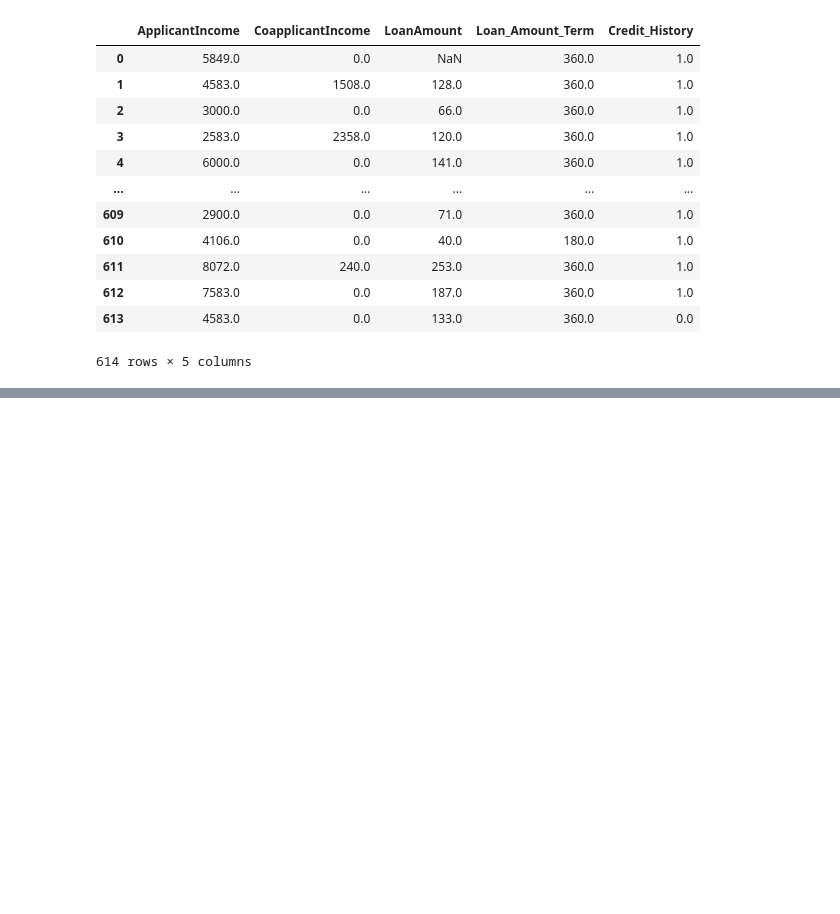
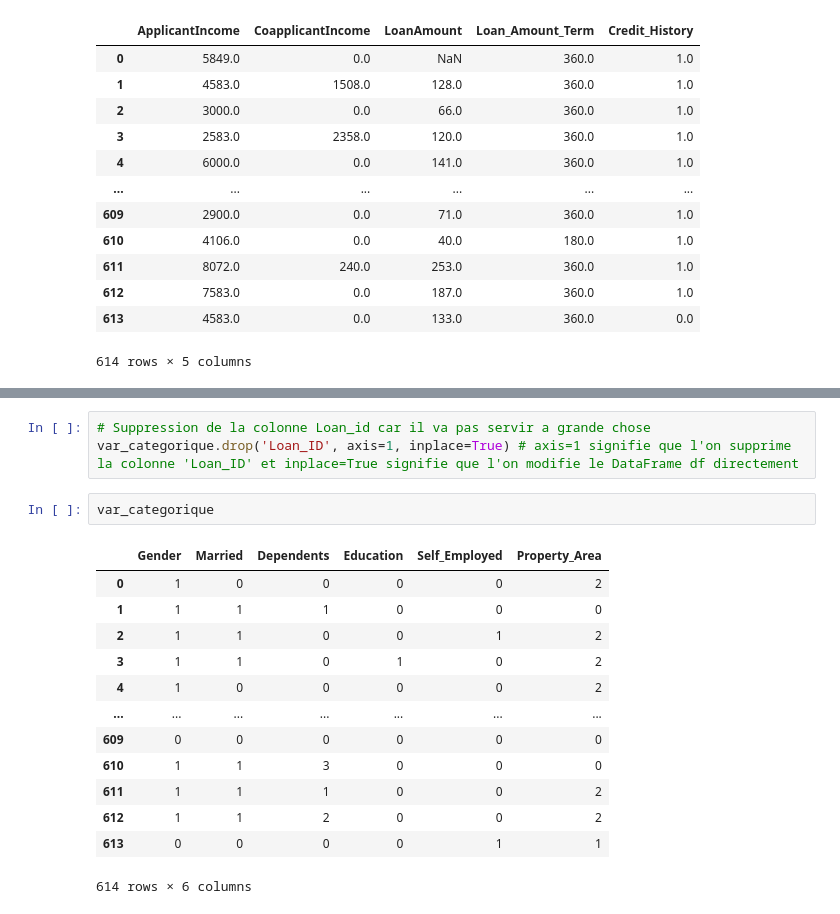
Before and after one commit to Mohamed-236/DataScienceBankProject, a Jupyter notebook: YoutubeBankProject.ipynb, the cells around one changed output, grey strips where cells are left out. Drawn from its saved outputs; the diff is of its cells as text; blank space fills up the shorter version.

```diff
--- a/YoutubeBankProject.ipynb
+++ b/YoutubeBankProject.ipynb
@@ -264,0 +405,19 @@ var_numerique
+# %%
+# Suppression de la colonne Loan_id car il va pas servir a grande chose
+var_categorique.drop('Loan_ID', axis=1, inplace=True) # axis=1 signifie que l'on supprime la colonne 'Loan_ID' et inplace=True signifie que l'on modifie le DataFrame df directement
+# %%
+var_categorique
+# %% [output]
+|  | Gender | Married | Dependents | Education | Self_Employed | Property_Area |
+| 0 | 1 | 0 | 0 | 0 | 0 | 2 |
+| 1 | 1 | 1 | 1 | 0 | 0 | 0 |
+| 2 | 1 | 1 | 0 | 0 | 1 | 2 |
+| 3 | 1 | 1 | 0 | 1 | 0 | 2 |
+| 4 | 1 | 0 | 0 | 0 | 0 | 2 |
+| ... | ... | ... | ... | ... | ... | ... |
+| 609 | 0 | 0 | 0 | 0 | 0 | 0 |
+| 610 | 1 | 1 | 3 | 0 | 0 | 0 |
+| 611 | 1 | 1 | 1 | 0 | 0 | 2 |
+| 612 | 1 | 1 | 2 | 0 | 0 | 2 |
+| 613 | 0 | 0 | 0 | 0 | 1 | 1 |
+614 rows × 6 columns
```
Also changed, not shown: parts of 18 cells of this notebook.
